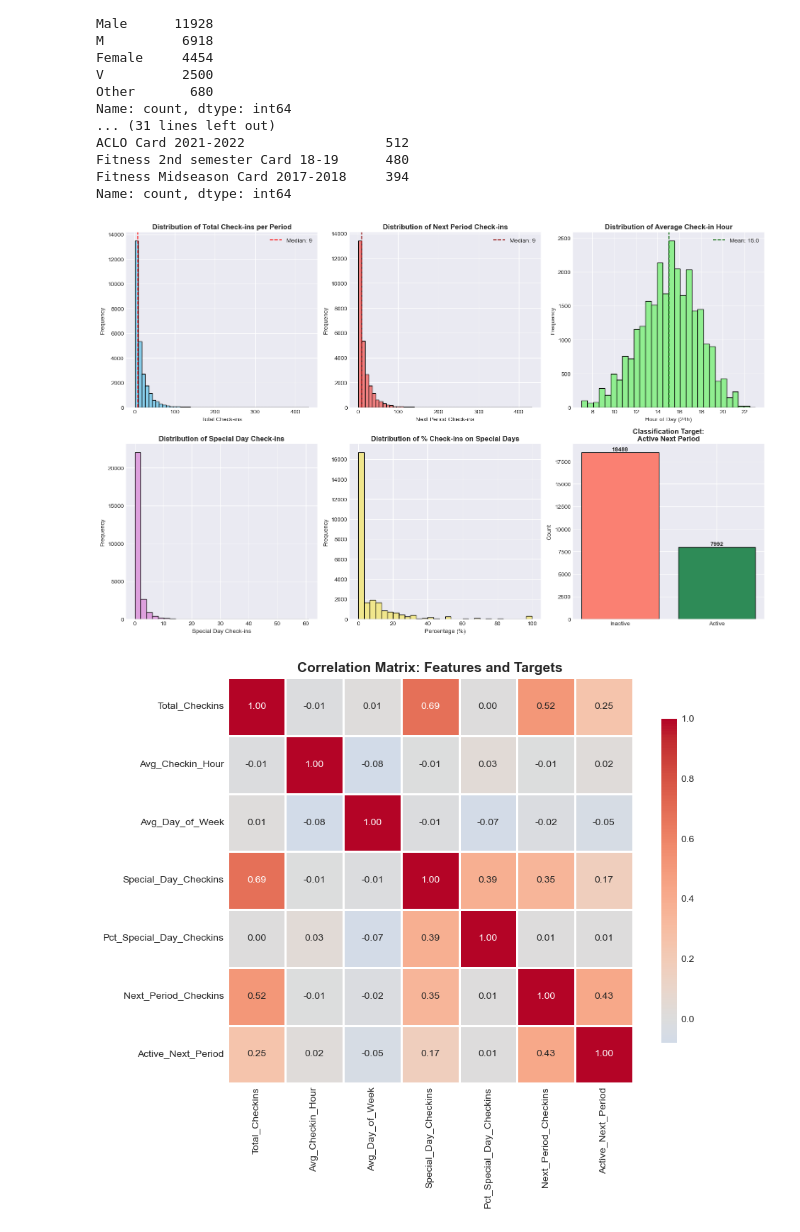
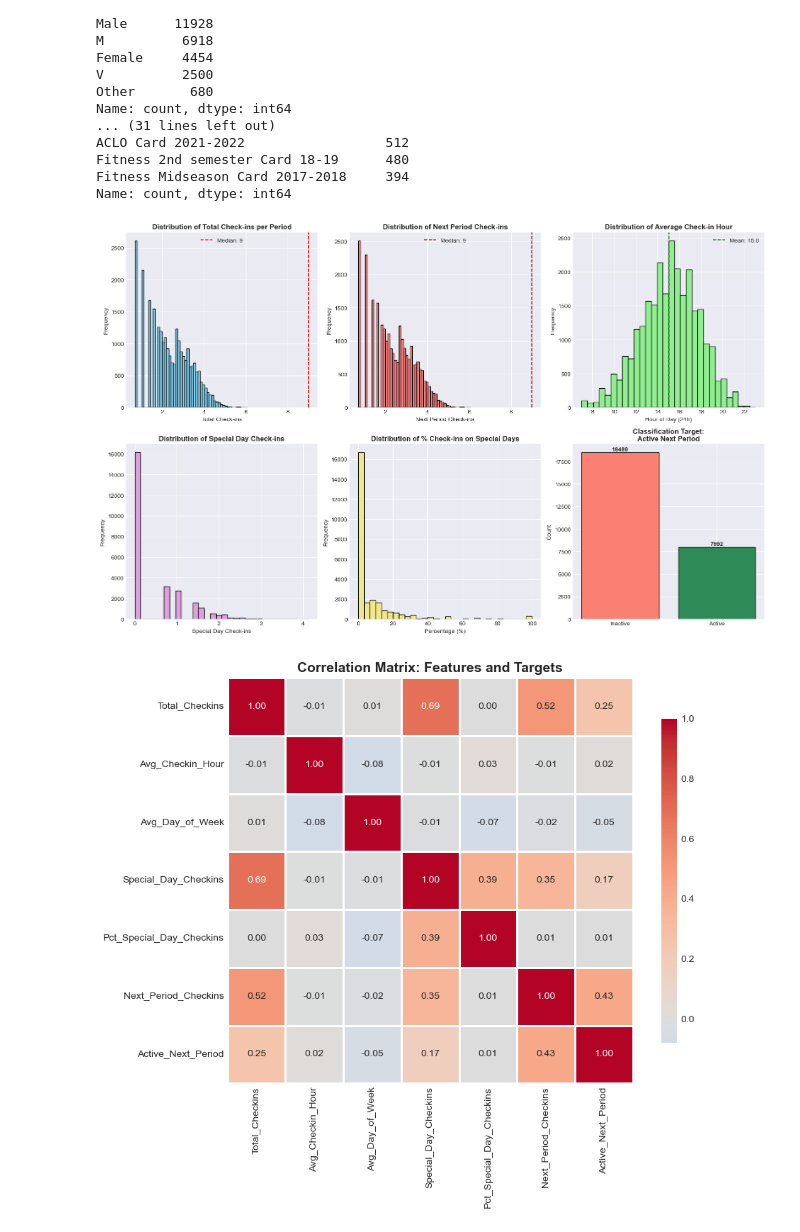
Before and after one commit to korho865/ACLO_project_AI, a Jupyter notebook: ACLO_project_AI.ipynb, the cells around one changed output. Saved outputs shown, nothing was run; the diff lists cells and outputs as text; code cells hidden in the pictures.

```diff
--- a/ACLO_project_AI.ipynb
+++ b/ACLO_project_AI.ipynb
@@ -768,7 +768,7 @@ Name: count, dtype: int64
 fig, axes = plt.subplots(2, 3, figsize=(16, 10))
 
 # Total check-ins distribution
-axes[0, 0].hist(member_features_with_target['Total_Checkins'], bins=50, color='skyblue', edgecolor='black')
+axes[0, 0].hist(np.log1p(member_features_with_target['Total_Checkins']), bins=50, color='skyblue', edgecolor='black')
 axes[0, 0].set_title('Distribution of Total Check-ins per Period', fontweight='bold')
 axes[0, 0].set_xlabel('Total Check-ins')
 axes[0, 0].set_ylabel('Frequency')
@@ -777,7 +777,7 @@ axes[0, 0].axvline(member_features_with_target['Total_Checkins'].median(), color
 axes[0, 0].legend()
 
 # Next period check-ins (regression target)
-axes[0, 1].hist(member_features_with_target['Next_Period_Checkins'], bins=50, color='lightcoral', edgecolor='black')
+axes[0, 1].hist(np.log1p(member_features_with_target['Next_Period_Checkins']), bins=50, color='lightcoral', edgecolor='black')
 axes[0, 1].set_title('Distribution of Next Period Check-ins', fontweight='bold')
 axes[0, 1].set_xlabel('Next Period Check-ins')
 axes[0, 1].set_ylabel('Frequency')
@@ -789,35 +789,35 @@ axes[0, 1].legend()
 axes[0, 2].hist(member_features_with_target['Avg_Checkin_Hour'], bins=30, color='lightgreen', edgecolor='black')
 axes[0, 2].set_title('Distribution of Average Check-in Hour', fontweight='bold')
 axes[0, 2].set_xlabel('Hour of Day (24h)')
 axes[0, 2].set_ylabel('Frequency')
 axes[0, 2].axvline(member_features_with_target['Avg_Checkin_Hour'].mean(), color='darkgreen',
                    linestyle='--', label=f"Mean: {member_features_with_target['Avg_Checkin_Hour'].mean():.1f}")
 axes[0, 2].legend()
 
 # Special day check-ins
-axes[1, 0].hist(member_features_with_target['Special_Day_Checkins'], bins=30, color='plum', edgecolor='black')
+axes[1, 0].hist(np.log1p(member_features_with_target['Special_Day_Checkins']), bins=30, color='plum', edgecolor='black')
 axes[1, 0].set_title('Distribution of Special Day Check-ins', fontweight='bold')
 axes[1, 0].set_xlabel('Special Day Check-ins')
 axes[1, 0].set_ylabel('Frequency')
 
 # Percentage of special day check-ins
 axes[1, 1].hist(member_features_with_target['Pct_Special_Day_Checkins'], bins=30, color='khaki', edgecolor='black')
 axes[1, 1].set_title('Distribution of % Check-ins on Special Days', fontweight='bold')
 axes[1, 1].set_xlabel('Percentage (%)')
 axes[1, 1].set_ylabel('Frequency')
 
 # Activity classification target
 activity_counts = member_features_with_target['Active_Next_Period'].value_counts()
 axes[1, 2].bar(['Inactive', 'Active'], activity_counts.values, color=['salmon', 'seagreen'], edgecolor='black')
 axes[1, 2].set_title('Classification Target:\nActive Next Period', fontweight='bold')
 axes[1, 2].set_ylabel('Count')
 for i, v in enumerate(activity_counts.values):
     axes[1, 2].text(i, v + 200, str(v), ha='center', fontweight='bold')
 
 plt.tight_layout()
 plt.show()
 # %% [output]
-[figure, old version]
+[figure, new version]
 # %%
 # Correlation matrix for numeric features
 correlation_features = ['Total_Checkins', 'Avg_Checkin_Hour', 'Avg_Day_of_Week',
```
